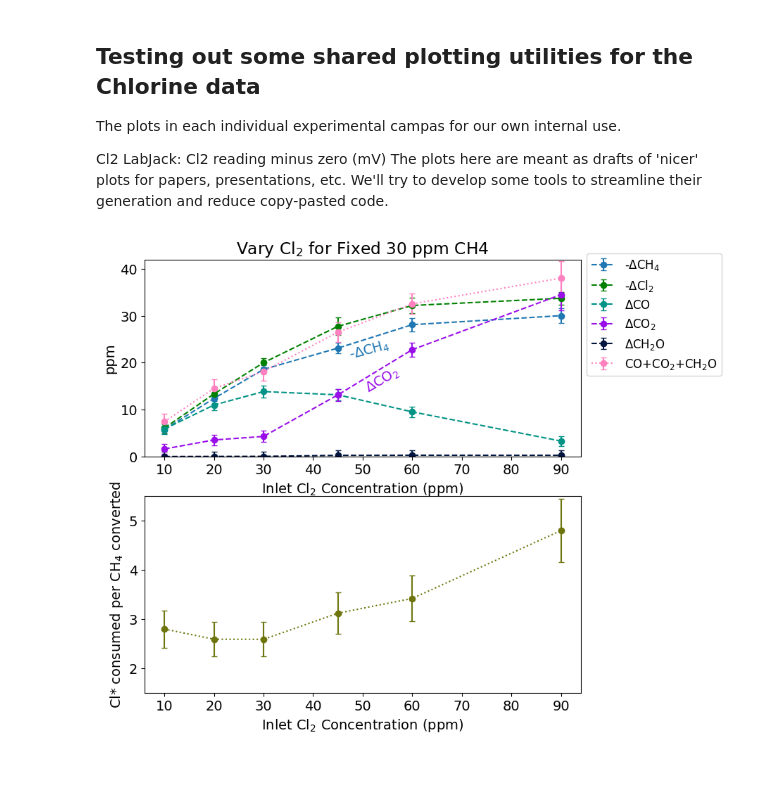
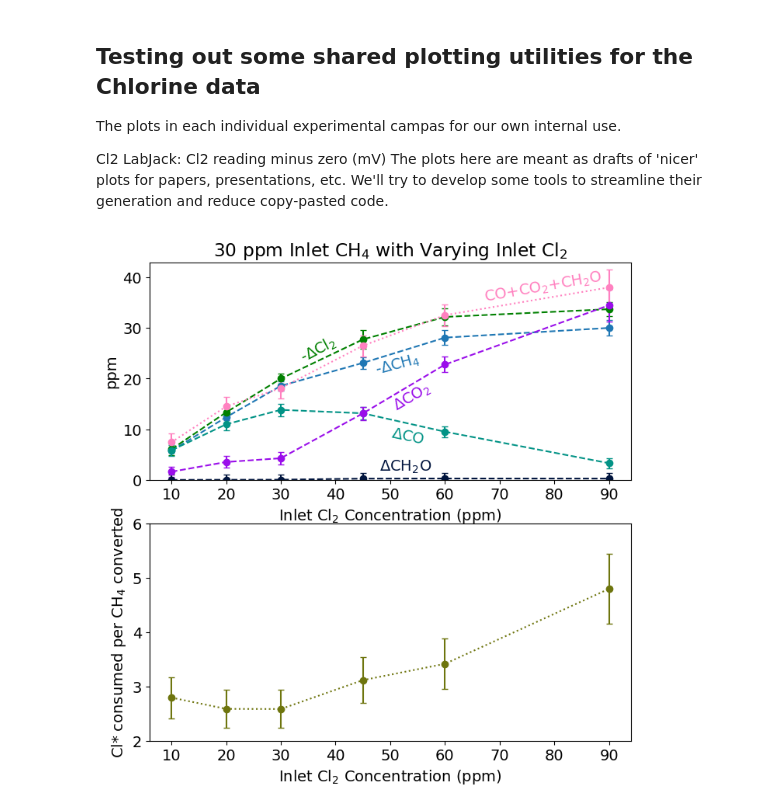
Before and after one commit to richardsrandall/Fall-2024-Cl2, a Jupyter notebook: _combined_plots/better_plots_v1.ipynb, the cells around one changed output. Drawn from its saved outputs; the diff is of its cells as text; code cells hidden in the pictures; blank space fills up the shorter version.

```diff
--- a/_combined_plots/better_plots_v1.ipynb
+++ b/_combined_plots/better_plots_v1.ipynb
@@ -26,8 +26,8 @@ default_properties = {'CH4':{'color':'C0','marker':'o','linestyle':'--','text':'
                       'CO2':{'color':'xkcd:violet','marker':'o','linestyle':'--','text':'$\Delta$CO$_2$'},
                       'CO':{'color':'xkcd:teal','marker':'o','linestyle':'--','text':'$\Delta$CO',},
                       'CH2O':{'color':'xkcd:navy','marker':'o','linestyle':'--','text':'$\Delta$CH$_2$O'},
-                      'C1 sum':{'color':'xkcd:pink','marker':'o','linestyle':':','text':'CO+CO$_2$+CH$_2$O'},
-                      'Cl* efficiency':{'color':'xkcd:olive','marker':'o','linestyle':':','text':'[Placeholder]'},
+                      'C1 Sum':{'color':'xkcd:pink','marker':'o','linestyle':':','text':'CO+CO$_2$+CH$_2$O'},
+                      'Cl* Efficiency':{'color':'xkcd:olive','marker':'o','linestyle':':','text':'[Placeholder]'},
                       }
 
 # Grab the constants stored in the Cl2 utilities
@@ -79,37 +79,41 @@ show_products = True
 plt.rcParams.update({'font.size': 14})
 (fig,(ax1,ax2)) = plt.subplots(nrows=2,figsize=(8,8),sharex=True)
 
 # Make the first plot
 cl2_utils.do_error_bar(ax1,default_properties,'CH4',inlet_cl2,ch4_conversions,(ch4_95_ci if use_error_bars else None))
 cl2_utils.do_error_bar(ax1,default_properties,'Cl2',inlet_cl2,cl2_conversions,(cl2_conversion_95_ci if use_error_bars else None))
 if show_products:
     cl2_utils.do_error_bar(ax1,default_properties,'CO',inlet_cl2,co,(co_95_ci if use_error_bars else None))
     cl2_utils.do_error_bar(ax1,default_properties,'CO2',inlet_cl2,co2,(co2_95_ci if use_error_bars else None))
     cl2_utils.do_error_bar(ax1,default_properties,'CH2O',inlet_cl2,ch2o,(ch2o_95_ci if use_error_bars else None))
-    cl2_utils.do_error_bar(ax1,default_properties,'C1 sum',inlet_cl2,co_co2_ch2o_sum,(co_co2_ch2o_95_ci if use_error_bars else None))
+    cl2_utils.do_error_bar(ax1,default_properties,'C1 Sum',inlet_cl2,co_co2_ch2o_sum,(co_co2_ch2o_95_ci if use_error_bars else None))
 ax1.set_ylabel("ppm")
 ax1.set_xlabel("Inlet Cl$_2$ Concentration (ppm)")
-ax1.set_ylim(0,42)
-ax1.legend(fontsize=12,loc='lower left',bbox_to_anchor=(1,0.38))
+ax1.set_ylim(0,43)
+#ax1.legend(fontsize=12,loc='lower left',bbox_to_anchor=(1,0.38))
 ax1.xaxis.set_tick_params(labelbottom=True)
 # Make the second plot
 (cl_budget,cl_budget_95_ci) = cl2_utils.get_cl_radical_budget(inlet_cl2)
 cl_per_ch4 = cl_budget / ch4_conversions
 cl2_per_ch4_95_ci = cl2_utils.get_95_ci_of_ratio(cl_budget,cl_budget_95_ci,ch4_conversions,ch4_95_ci)
 #cl2_per_ch4_95_ci = cl_budget_95_ci/ch4_conversions
 
 cl2_utils.do_error_bar(ax2,default_properties,'Cl* efficiency',inlet_cl2,cl_per_ch4,(cl2_per_ch4_95_ci if use_error_bars else None))
 ax2.set_ylabel("Cl* consumed per CH$_4$ converted")
 ax2.set_xlabel("Inlet Cl$_2$ Concentration (ppm)")
 ax2.xaxis.set_tick_params(labelbottom=True)
-ax2.set_ylim(1.5,5.5)
+ax2.set_ylim(2,6)
 
 # Labeling
 labels = (('CH4',47,20,15),
-          ('CO2',50,13,30),)
+          ('CO2',50,13,30),
+          ('CO',50,6.5,-12),
+          ('CH2O',48,1,0),
+          ('C1 Sum',67,34.5,10),
+          ('Cl2',33,22.5,28))
 cl2_utils.label_lines(ax1,default_properties,labels)
 
-ax1.set_title("Vary Cl$_2$ for Fixed 30 ppm CH4")
+ax1.set_title("30 ppm Inlet CH$_4$ with Varying Inlet Cl$_2$")
 plt.show()
 # %% [output]
-[figure, old version]
+[figure, new version]
```
Also changed, not shown: 4 other files.
